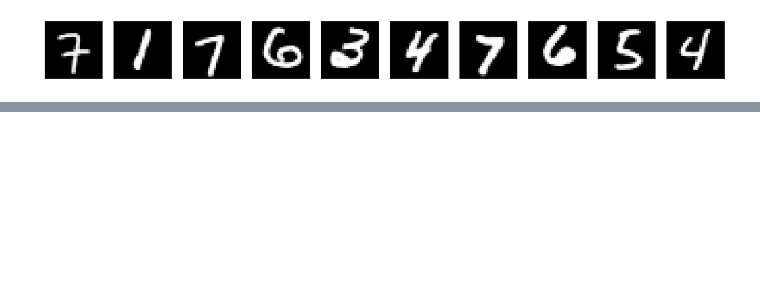
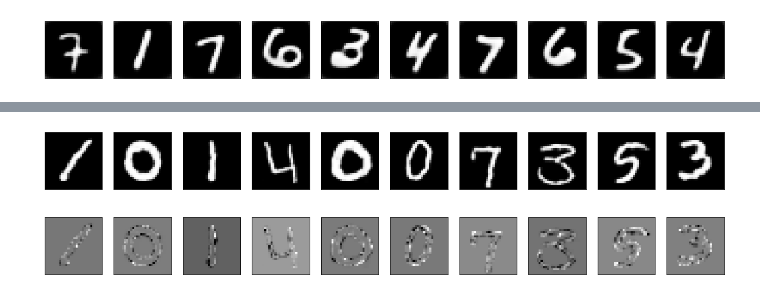
Before and after one commit to Greveley/AutoEncoderImageDenoise, a Jupyter notebook: DataPrep_and_Train.ipynb, the cells around one changed output, grey strips where cells are left out. Saved outputs shown, nothing was run; the diff lists cells and outputs as text; code cells hidden in the pictures; blank space fills up the shorter version.

```diff
--- a/DataPrep_and_Train.ipynb
+++ b/DataPrep_and_Train.ipynb
@@ -336,0 +382,17 @@ INFO:tensorflow:Assets written to: ./models/model_Tr/assets
+# %%
+modelUpSc02 = load_model('./models/model_UpSc')
+modelUpSc06 = load_model('./models/model_UpSc0.6')
+modelTr02 = load_model('./models/model_Tr')
+modelTr06 = load_model('./models/model_Tr0.6')
+# %%
+X_noisy02, noise = add_noise(X,noise_level=0.2)
+X_noisy06, noise = add_noise(X,noise_level=0.6)
+# %%
+denoise06_w_m02 = modelTr02.predict(X_noisy06[0:10])
+denoise02_w_m06 = modelTr06.predict(X_noisy02[0:10])
+denoise02_w_m02 = modelTr02.predict(X_noisy02[0:10])
+denoise06_w_m06 = modelTr02.predict(X_noisy02[0:10])
+# %%
+plot([denoise06_w_m06],save=True)
+# %% [output]
+[figure, added]
@@ -336,0 +401,4 @@ INFO:tensorflow:Assets written to: ./models/model_Tr/assets
+# %%
+plot([diff_n06_m06])
+# %% [output]
+[figure, added]
```
Also changed, not shown: parts of 19 cells of this notebook.
